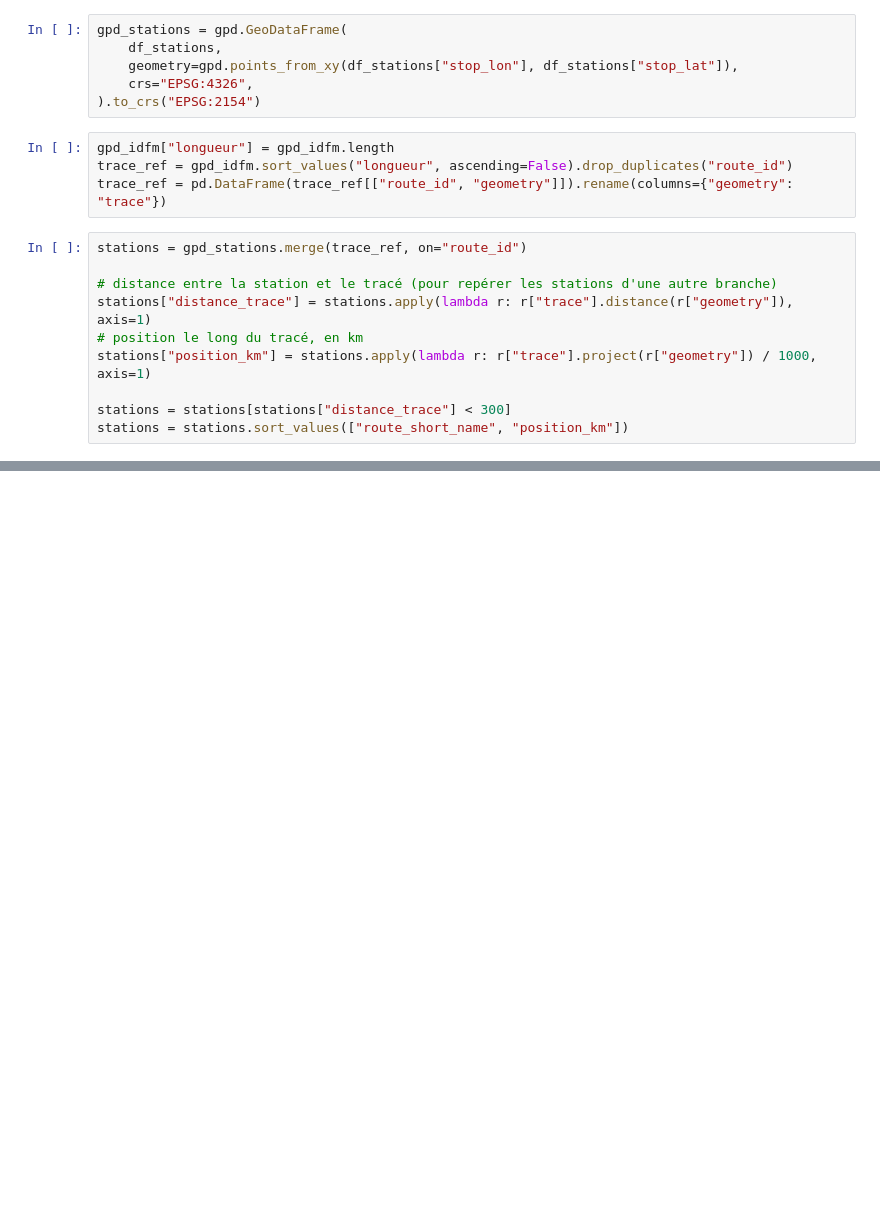
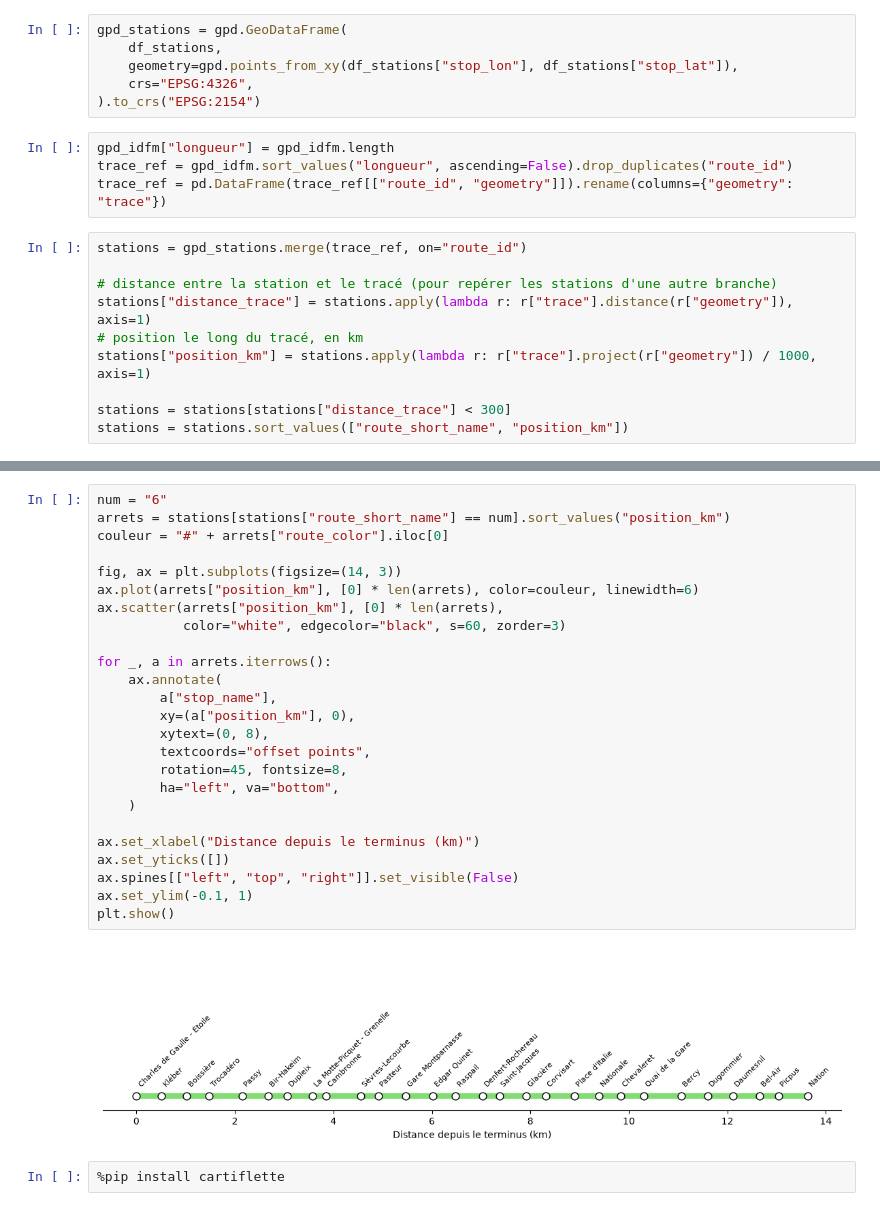
Before and after one commit to emmaganneval-proj/python_datascience_liuqi, a Jupyter notebook: exploration_donnees.ipynb, the cells around one changed output, grey strips where cells are left out. Saved outputs shown, nothing was run; the diff lists cells and outputs as text; blank space fills up the shorter version.

```diff
--- a/exploration_donnees.ipynb
+++ b/exploration_donnees.ipynb
@@ -103,0 +125,29 @@ stations.loc[stations["route_short_name"] == "14", ["stop_name", "position_km"]]
+# %%
+num = "6"
+arrets = stations[stations["route_short_name"] == num].sort_values("position_km")
+couleur = "#" + arrets["route_color"].iloc[0]
+
+fig, ax = plt.subplots(figsize=(14, 3))
+ax.plot(arrets["position_km"], [0] * len(arrets), color=couleur, linewidth=6)
+ax.scatter(arrets["position_km"], [0] * len(arrets),
+           color="white", edgecolor="black", s=60, zorder=3)
+
+for _, a in arrets.iterrows():
+    ax.annotate(
+        a["stop_name"],
+        xy=(a["position_km"], 0),
+        xytext=(0, 8),
+        textcoords="offset points",
+        rotation=45, fontsize=8,
+        ha="left", va="bottom",
+    )
+
+ax.set_xlabel("Distance depuis le terminus (km)")
+ax.set_yticks([])
+ax.spines[["left", "top", "right"]].set_visible(False)
+ax.set_ylim(-0.1, 1)
+plt.show()
+# %% [output]
+[figure, added]
+# %%
+%pip install cartiflette
```
Also changed, not shown: parts of 13 cells of this notebook, 1 other file.
